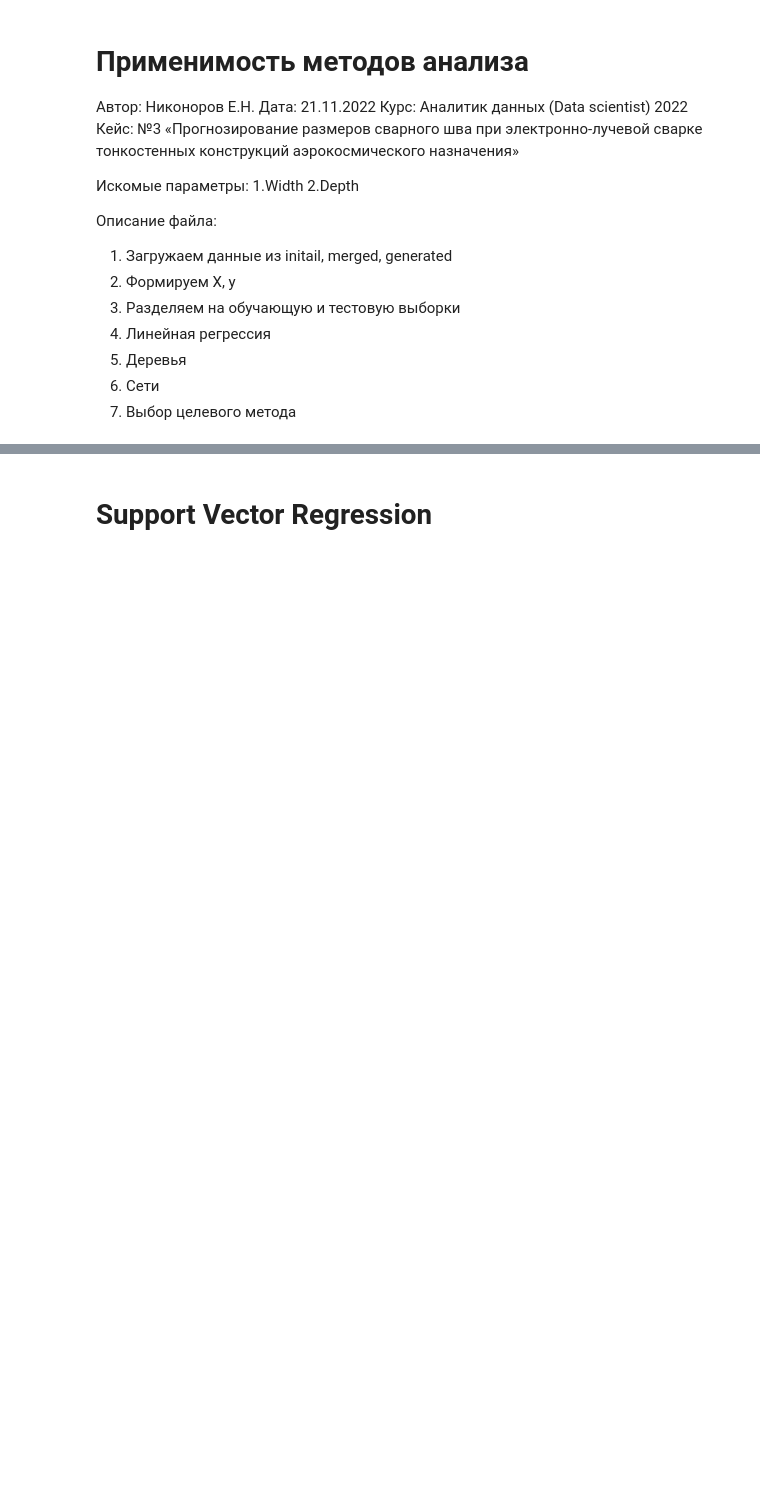
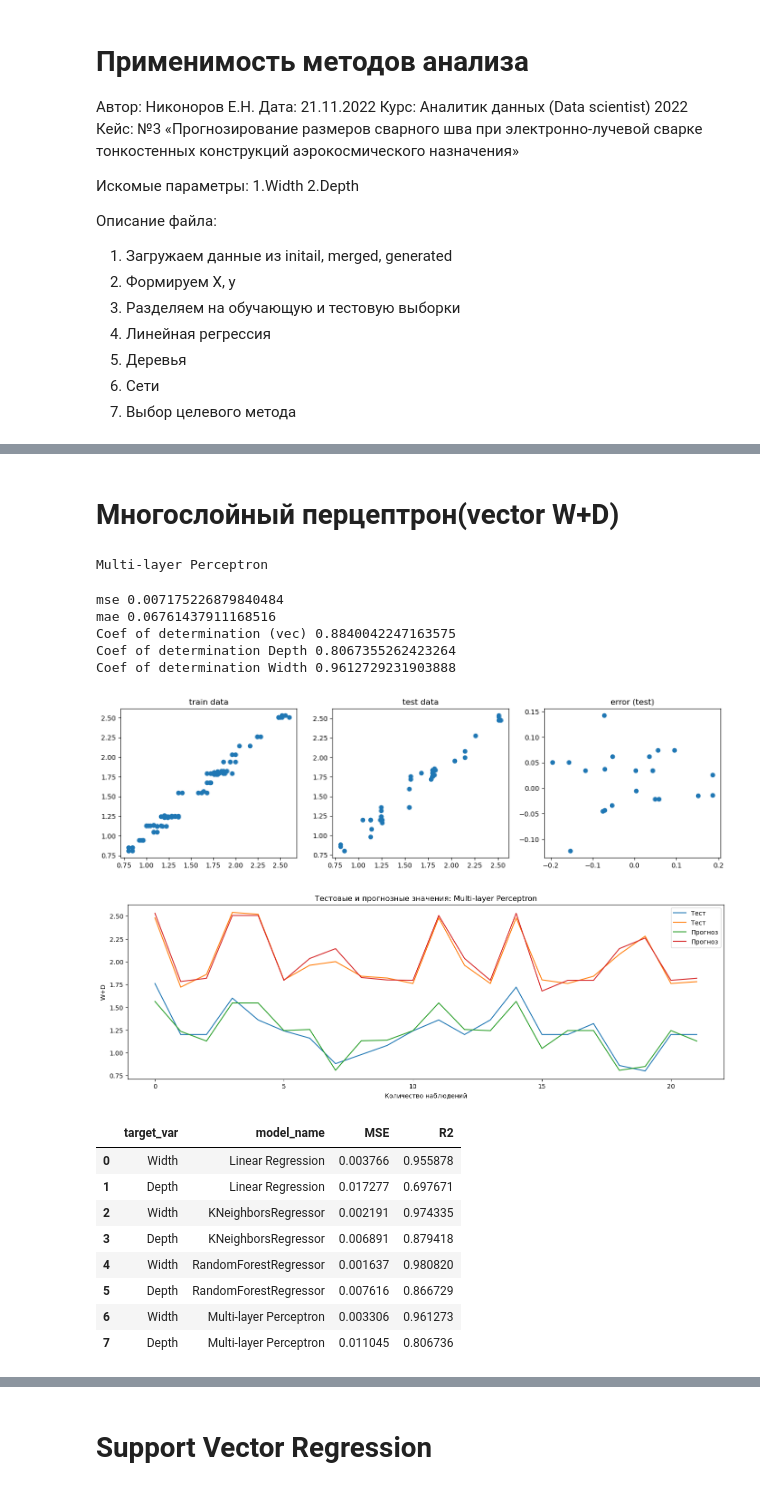
Before and after one commit to evgnikonorov/ML-Flask-app, a Jupyter notebook: 2.Algo_analysis/Methods_test.ipynb, the cells around one changed output, grey strips where cells are left out. Saved outputs shown, nothing was run; the diff lists cells and outputs as text; code cells hidden in the pictures; blank space fills up the shorter version.

```diff
--- a/2.Algo_analysis/Methods_test.ipynb
+++ b/2.Algo_analysis/Methods_test.ipynb
@@ -106,0 +261,2 @@ array([0.7863517 , 0.76685341, 0.77752661, 0.77061049, 0.82784119])
+# %% [markdown]
+# Многослойный перцептрон(vector W+D)
@@ -106,0 +265,47 @@ array([0.7863517 , 0.76685341, 0.77752661, 0.77061049, 0.82784119])
+# %%
+from sklearn.neural_network import MLPRegressor
+print('Multi-layer Perceptron')
+
+mlpr_model = MLPRegressor(random_state=14)
+
+mlpr_model_params = {
+'hidden_layer_sizes' : [(100, 100, 50, 25, 12), (144, 144, 72, 36,
+12, 1), (12, 12, 12, 12, 12),
+(144, 144, 144, 72, 72, 36, 36), ()],
+'activation' : ['identity', 'logistic', 'tanh', 'relu'],
+'solver' : ['sgd', 'adam'],
+'max_iter' : [1000],
+'learning_rate' : ['constant', 'adaptive', 'invscaling']
+}
+
+GSCV_mlpr_model = GridSearchCV(mlpr_model, mlpr_model_params, n_jobs=-1, cv=10)
+GSCV_mlpr_model.fit(X_train, y_train)
+mlp = GSCV_mlpr_model.best_estimator_
+
+reg = mlp.fit(X_train, y_train)
+# %% [output]
+Multi-layer Perceptron
+# %%
+
+y_train_pred = reg.predict(X_train)
+y_pred = reg.predict(X_test)
+
+errors_df = save_result(y_train,y_train_pred, y_test, y_pred, 'Multi-layer Perceptron', errors_df)
+errors_df
+# %% [output]
+mse 0.007175226879840484
+mae 0.06761437911168516
+Coef of determination (vec) 0.8840042247163575
+Coef of determination Depth 0.8067355262423264
+Coef of determination Width 0.9612729231903888
+[figure, added]
+[figure, added]
+|  | target_var | model_name | MSE | R2 |
+| 0 | Width | Linear Regression | 0.003766 | 0.955878 |
+| 1 | Depth | Linear Regression | 0.017277 | 0.697671 |
+| 2 | Width | KNeighborsRegressor | 0.002191 | 0.974335 |
+| 3 | Depth | KNeighborsRegressor | 0.006891 | 0.879418 |
+| 4 | Width | RandomForestRegressor | 0.001637 | 0.980820 |
+| 5 | Depth | RandomForestRegressor | 0.007616 | 0.866729 |
+| 6 | Width | Multi-layer Perceptron | 0.003306 | 0.961273 |
+| 7 | Depth | Multi-layer Perceptron | 0.011045 | 0.806736 |
```
Also changed, not shown: parts of 43 cells of this notebook, 11 other files.
